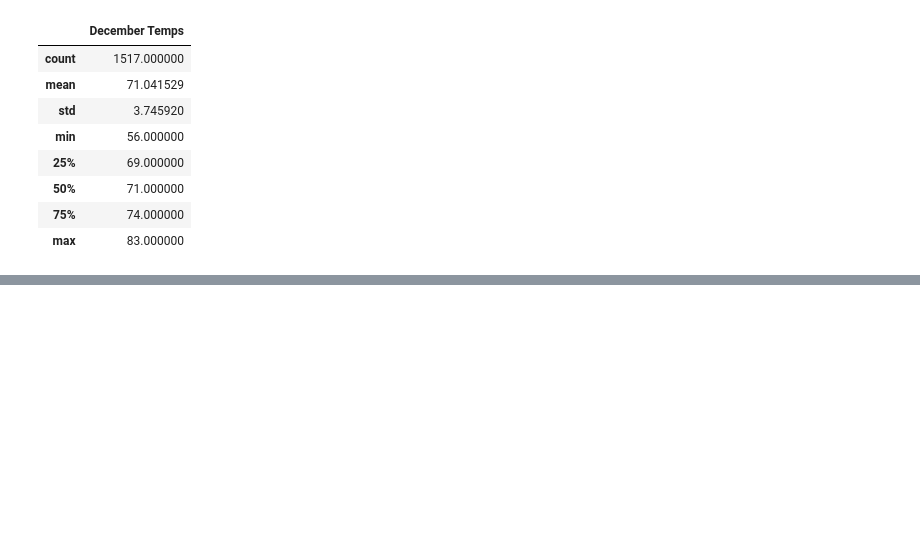
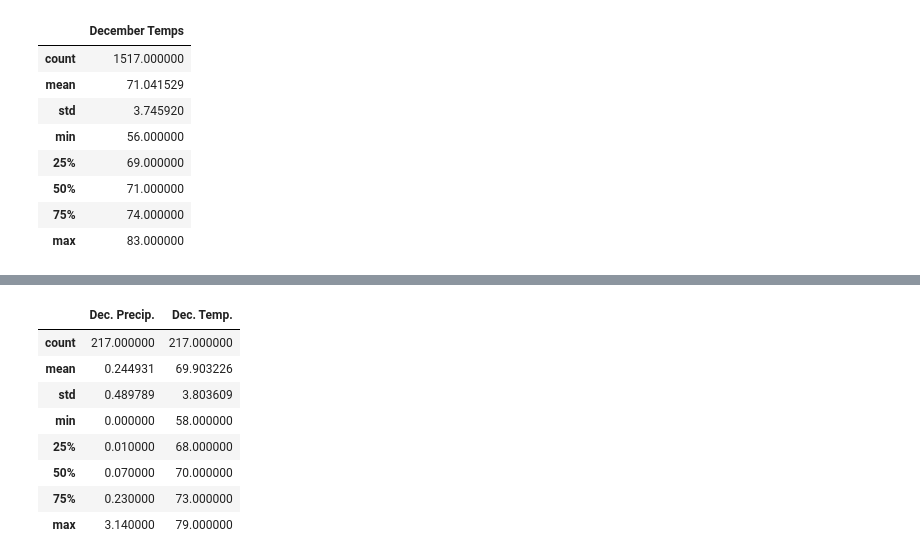
Before and after one commit to leah-braswell/surfs_up, a Jupyter notebook: SurfsUp_Challenge.ipynb, the cells around one changed output, grey strips where cells are left out. Drawn from its saved outputs; the diff is of its cells as text; code cells hidden in the pictures; blank space fills up the shorter version.

```diff
--- a/SurfsUp_Challenge.ipynb
+++ b/SurfsUp_Challenge.ipynb
@@ -154,0 +301,12 @@ temps_df.describe()
+# %%
+dec_meas.describe()
+# %% [output]
+|  | Dec. Precip. | Dec. Temp. |
+| count | 217.000000 | 217.000000 |
+| mean | 0.244931 | 69.903226 |
+| std | 0.489789 | 3.803609 |
+| min | 0.000000 | 58.000000 |
+| 25% | 0.010000 | 68.000000 |
+| 50% | 0.070000 | 70.000000 |
+| 75% | 0.230000 | 73.000000 |
+| max | 3.140000 | 79.000000 |
```
Also changed, not shown: parts of 10 cells of this notebook, 6 other files.
